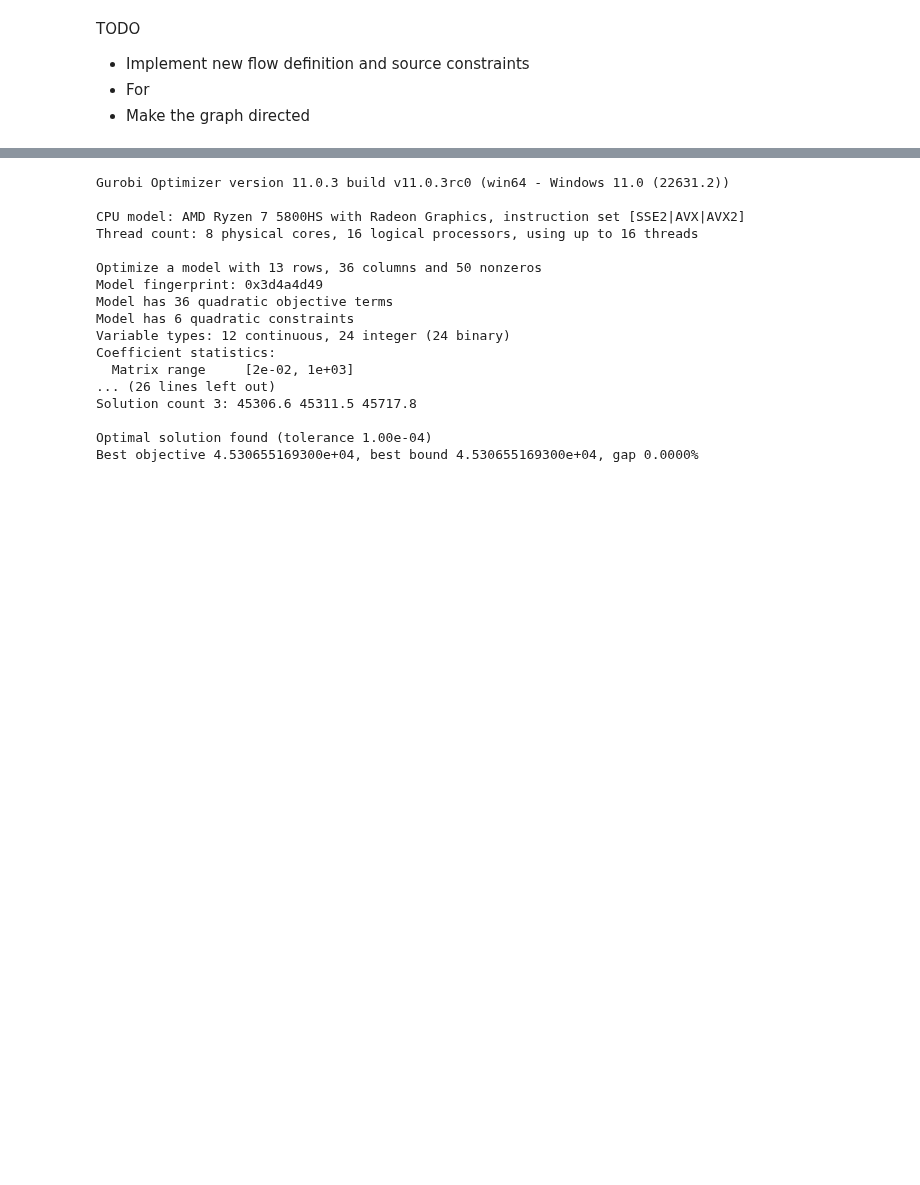
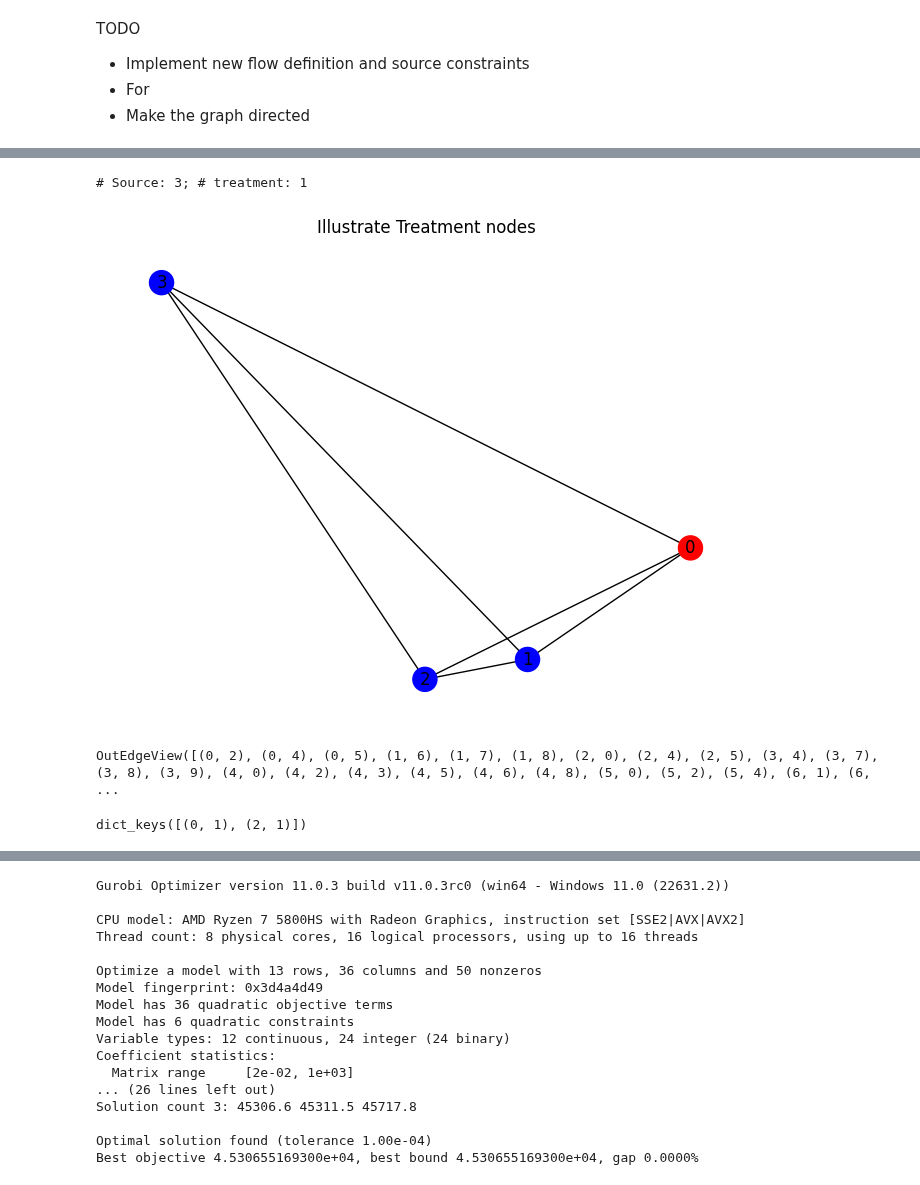
Before and after one commit to matt-banschbach/CMOR492-DWS, a Jupyter notebook: optimization_models/random_graph_singleperiod.ipynb, the cells around one changed output, grey strips where cells are left out. Cells and saved outputs as stored; diff of their text form; code cells hidden in the pictures; blank space fills up the shorter version.

```diff
--- a/optimization_models/random_graph_singleperiod.ipynb
+++ b/optimization_models/random_graph_singleperiod.ipynb
@@ -22,8 +22,11 @@ draw_treatment_visual(G)
 # %%
-n=3
+n=4
 G, source_nodes, treatment_nodes = make_small_test_graph(n, 3, 0.1, 1)
 print(f"# Source: {len(source_nodes)}; # treatment: {len(treatment_nodes)}")
 draw_treatment_visual(G)
+# %% [output]
+# Source: 3; # treatment: 1
+[figure, added]
 # %%
 Path = {}  # Set of shortest paths from each source node i to each treatment node j
 NLinks = {}  # Number of edges in each path
@@ -38,3 +43,11 @@ for i in source_nodes:
+# %%
+G2.edges
+# %% [output]
+OutEdgeView([(0, 2), (0, 4), (0, 5), (1, 6), (1, 7), (1, 8), (2, 0), (2, 4), (2, 5), (3, 4), (3, 7), (3, 8), (3, 9), (4, 0), (4, 2), (4, 3), (4, 5), (4, 6), (4, 8), (5, 0), (5, 2), (5, 4), (6, 1), (6, ...
+# %%
+Path.keys()
+# %% [output]
+dict_keys([(0, 1), (2, 1)])
 # %%
 LE = {e: G.edges[e]['distance'] for e in G.edges}  # Length of edge e
 EL = {v: G.nodes[v]['pos'][2] for v in G.nodes}  # Elevation of node v
```
Also changed, not shown: parts of 10 cells of this notebook, 2 other files.
